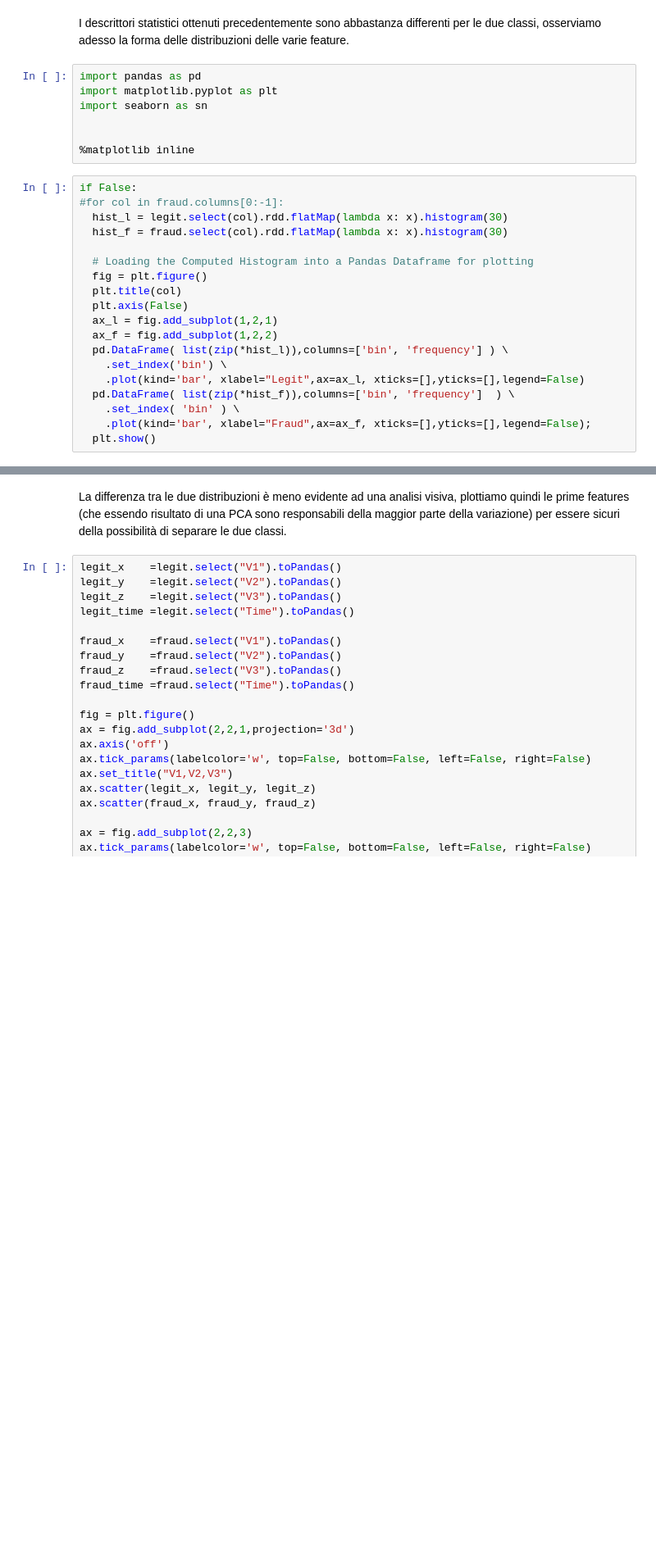
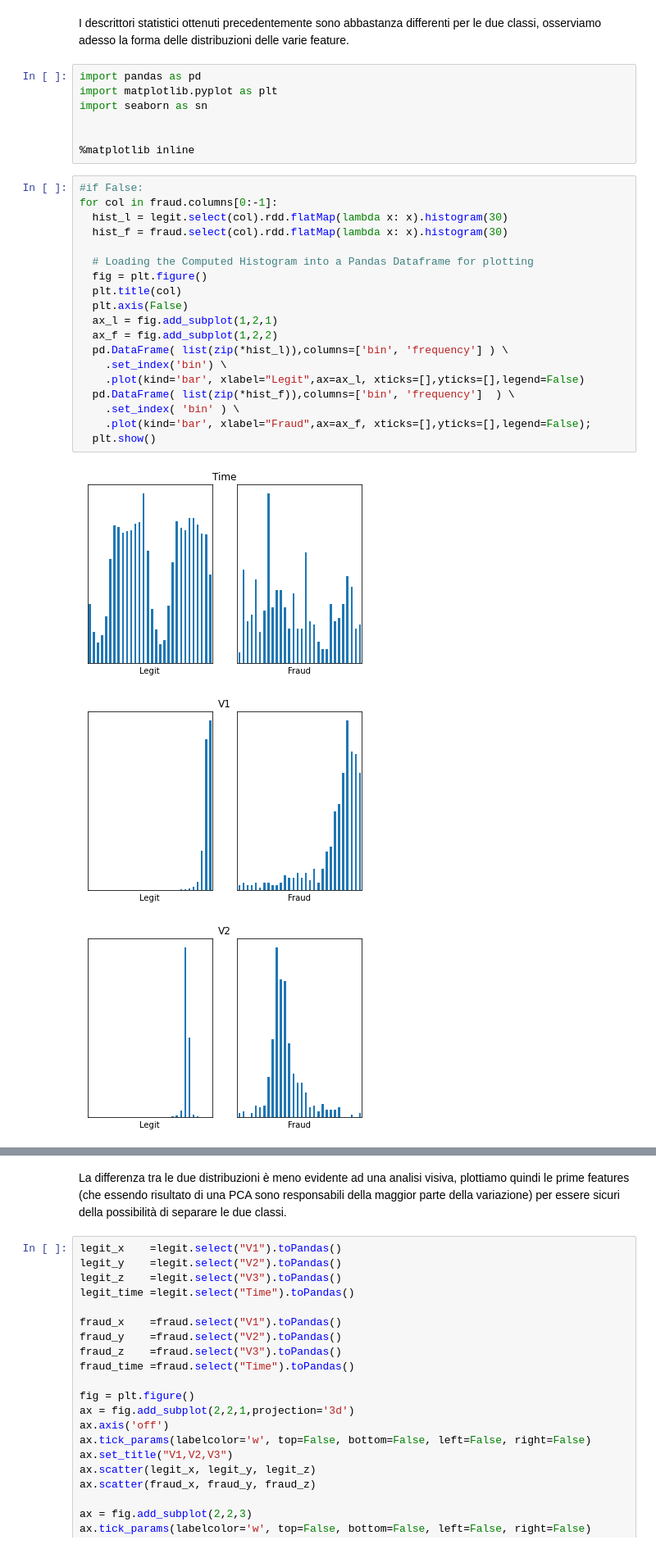
Before and after one commit to Andrea-Augello/Credit-Card-Fraud-Detection, a Jupyter notebook: CardFraud.ipynb, the cells around one changed output, grey strips where cells are left out. Shown: that part at 82% size. Saved outputs shown, nothing was run; the diff lists cells and outputs as text; blank space fills up the shorter version.

Commit message:
Added bar plots

```diff
--- a/CardFraud.ipynb
+++ b/CardFraud.ipynb
@@ -313,21 +314,25 @@ import seaborn as sn
 
 %matplotlib inline
 # %%
-if False:
-#for col in fraud.columns[0:-1]:
+#if False:
+for col in fraud.columns[0:-1]:
   hist_l = legit.select(col).rdd.flatMap(lambda x: x).histogram(30)
   hist_f = fraud.select(col).rdd.flatMap(lambda x: x).histogram(30)
 
   # Loading the Computed Histogram into a Pandas Dataframe for plotting
   fig = plt.figure()
   plt.title(col)
   plt.axis(False)
   ax_l = fig.add_subplot(1,2,1)
   ax_f = fig.add_subplot(1,2,2)
   pd.DataFrame( list(zip(*hist_l)),columns=['bin', 'frequency'] ) \
     .set_index('bin') \
     .plot(kind='bar', xlabel="Legit",ax=ax_l, xticks=[],yticks=[],legend=False)
   pd.DataFrame( list(zip(*hist_f)),columns=['bin', 'frequency']  ) \
     .set_index( 'bin' ) \
     .plot(kind='bar', xlabel="Fraud",ax=ax_f, xticks=[],yticks=[],legend=False);
   plt.show()
+# %% [output]
+[figure, added]
+[figure, added]
+[figure, added]
```
Also changed, not shown: parts of 11 cells of this notebook.
